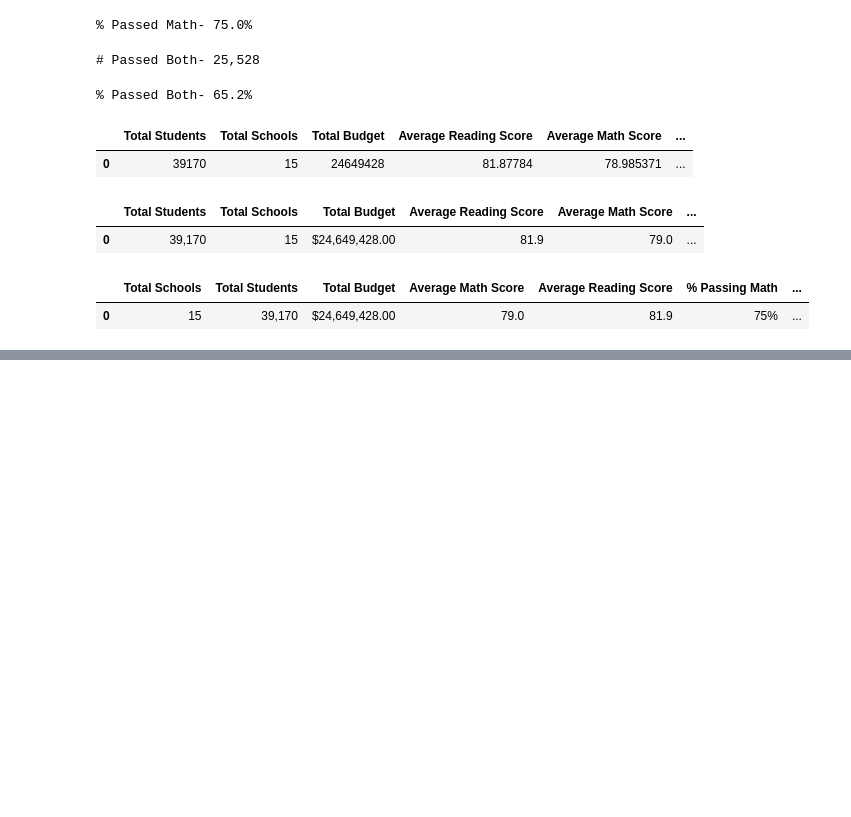
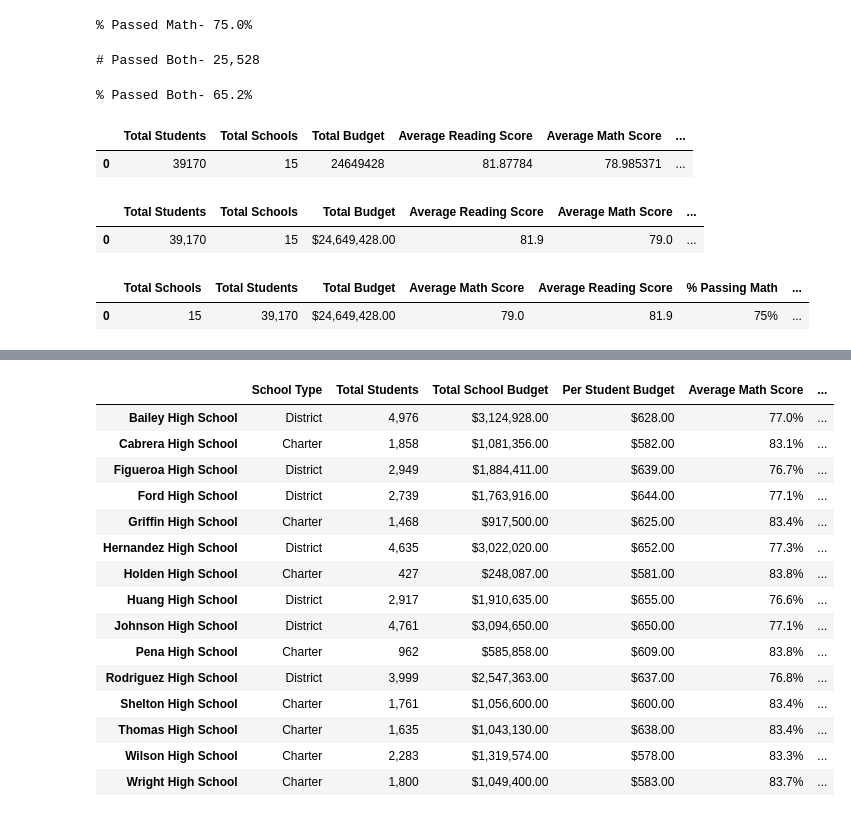
Before and after one commit to Ry-Avery/School_District_Analysis, a Jupyter notebook: PyCitySchools.ipynb, the cells around one changed output, grey strips where cells are left out. Cells and saved outputs as stored; diff of their text form; code cells hidden in the pictures; blank space fills up the shorter version.

Commit message:
School summary complete

```diff
--- a/PyCitySchools.ipynb
+++ b/PyCitySchools.ipynb
@@ -161,0 +268,10 @@ district_summary_df
+# %%
+# Finding number of rows that both 'reading_score' and 'math_score' columns in school_data_complete_df that are >=70
+school_passing_both_df=school_data_complete_df[(school_data_complete_df['reading_score']>=70)&(school_data_complete_df['math_score']>=70)]
+# %%
+# Creating a Series, counting 'student_name' column and grouping results by the 'school_name' column in school_data_df
+school_passing_both_s=school_passing_both_df.groupby(['school_name']).count()['student_name']
+# %%
+# Dividing Series by school_counts_s then multiplying by 100 to get a percentage
+school_passing_both_s=school_passing_both_s/school_counts_s*100
+school_passing_both_s
@@ -161,0 +296,14 @@ district_summary_df
+# %%
+# Creating DataFrame that contains school summary
+school_summary_df=pd.DataFrame({
+    'School Type':school_types_s,
+    'Total Students':school_counts_s,
+    'Total School Budget':school_budget_s,
+    'Per Student Budget':school_capita_s,
+    'Average Math Score':school_math_s,
+    'Average Reading Score':school_reading_s,
+    '% Passing Math':school_passing_math_s,
+    '% Passing Reading':school_passing_reading_s,
+    '% Overall Passing':school_passing_both_s})
+school_summary_df.index.name=None
+school_summary_df.head()
@@ -161,0 +317,28 @@ district_summary_df
+# %%
+# Formatting columns in school_summary_df
+school_summary_df['Total Students']=school_summary_df['Total Students'].map('{:,}'.format)
+school_summary_df['Total School Budget']=school_summary_df['Total School Budget'].map('${:,.2f}'.format)
+school_summary_df['Per Student Budget']=school_summary_df['Per Student Budget'].map('${:,.2f}'.format)
+school_summary_df['Average Math Score']=school_summary_df['Average Math Score'].map('{:.1f}%'.format)
+school_summary_df['Average Reading Score']=school_summary_df['Average Reading Score'].map('{:.1f}%'.format)
+school_summary_df['% Passing Math']=school_summary_df['% Passing Math'].map('{:.1f}%'.format)
+school_summary_df['% Passing Reading']=school_summary_df['% Passing Reading'].map('{:.1f}%'.format)
+school_summary_df['% Overall Passing']=school_summary_df['% Overall Passing'].map('{:.1f}%'.format)
+school_summary_df
+# %% [output]
+|  | School Type | Total Students | Total School Budget | Per Student Budget | Average Math Score | ... |
+| Bailey High School | District | 4,976 | $3,124,928.00 | $628.00 | 77.0% | ... |
+| Cabrera High School | Charter | 1,858 | $1,081,356.00 | $582.00 | 83.1% | ... |
+| Figueroa High School | District | 2,949 | $1,884,411.00 | $639.00 | 76.7% | ... |
+| Ford High School | District | 2,739 | $1,763,916.00 | $644.00 | 77.1% | ... |
+| Griffin High School | Charter | 1,468 | $917,500.00 | $625.00 | 83.4% | ... |
+| Hernandez High School | District | 4,635 | $3,022,020.00 | $652.00 | 77.3% | ... |
+| Holden High School | Charter | 427 | $248,087.00 | $581.00 | 83.8% | ... |
+| Huang High School | District | 2,917 | $1,910,635.00 | $655.00 | 76.6% | ... |
+| Johnson High School | District | 4,761 | $3,094,650.00 | $650.00 | 77.1% | ... |
+| Pena High School | Charter | 962 | $585,858.00 | $609.00 | 83.8% | ... |
+| Rodriguez High School | District | 3,999 | $2,547,363.00 | $637.00 | 76.8% | ... |
+| Shelton High School | Charter | 1,761 | $1,056,600.00 | $600.00 | 83.4% | ... |
+| Thomas High School | Charter | 1,635 | $1,043,130.00 | $638.00 | 83.4% | ... |
+| Wilson High School | Charter | 2,283 | $1,319,574.00 | $578.00 | 83.3% | ... |
+| Wright High School | Charter | 1,800 | $1,049,400.00 | $583.00 | 83.7% | ... |
```
Also changed, not shown: parts of 32 cells of this notebook.
